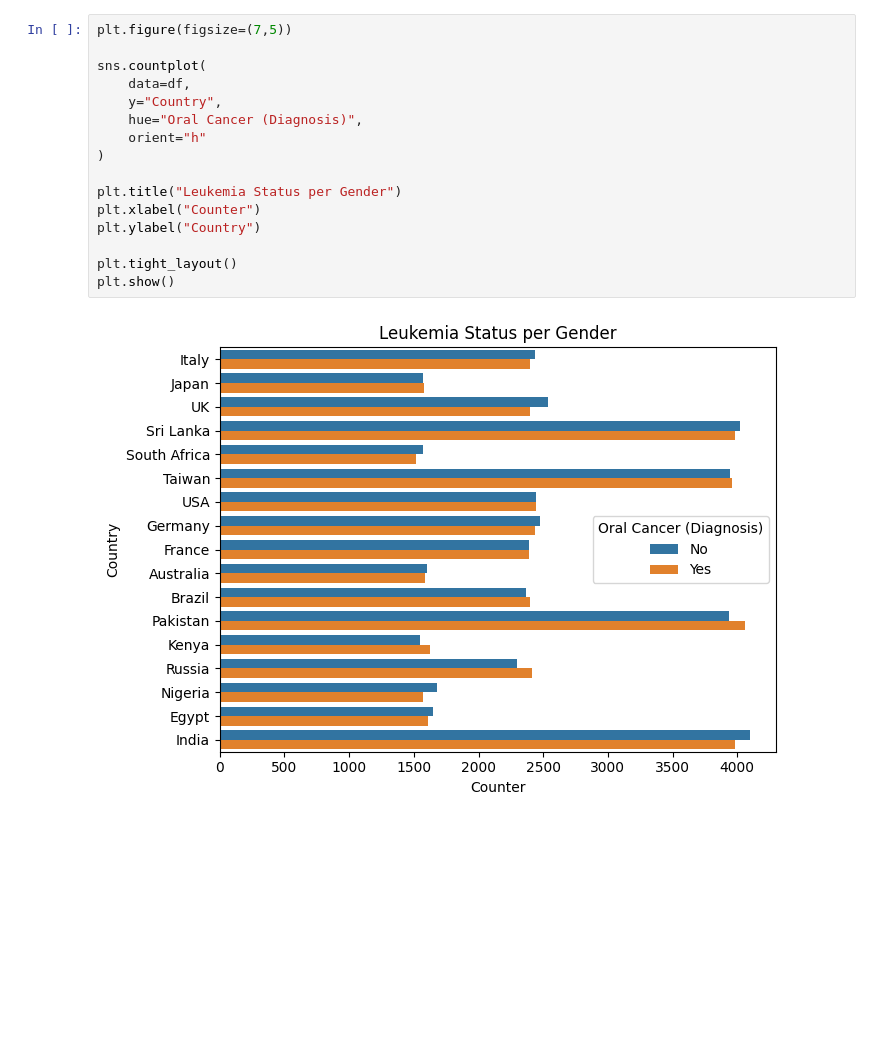
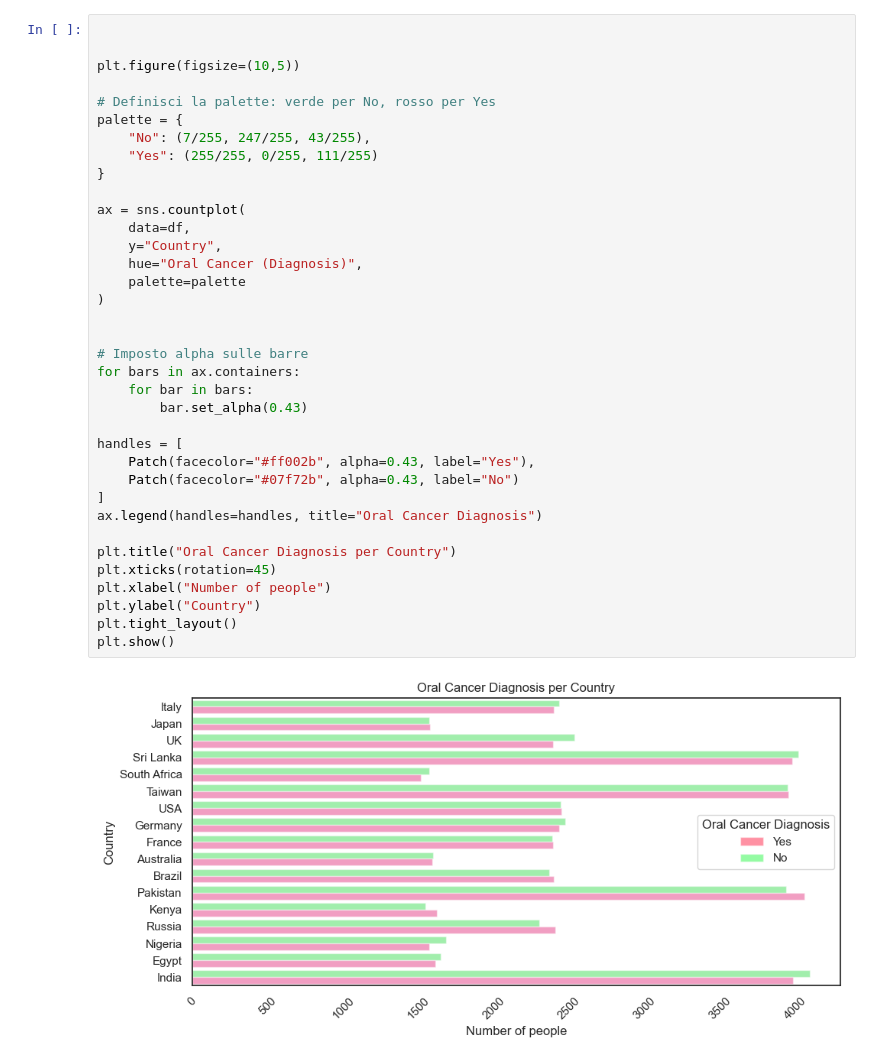
Before and after one commit to andreeriga/Scientific-Visualization-Magistrale, a Jupyter notebook: notebooks/oral.ipynb, the cells around one changed output. Drawn from its saved outputs; the diff is of its cells as text; blank space fills up the shorter version.

Commit message:
Almost finish oral graphs

```diff
--- a/notebooks/oral.ipynb
+++ b/notebooks/oral.ipynb
@@ -43,19 +50,39 @@ plt.show()
 # %%
-plt.figure(figsize=(7,5))
 
-sns.countplot(
+
+plt.figure(figsize=(10,5))
+
+# Definisci la palette: verde per No, rosso per Yes
+palette = {
+    "No": (7/255, 247/255, 43/255),
+    "Yes": (255/255, 0/255, 111/255)
+}
+
+ax = sns.countplot(
     data=df,
     y="Country",
     hue="Oral Cancer (Diagnosis)",
-    orient="h"
+    palette=palette
 )
 
-plt.title("Leukemia Status per Gender")
-plt.xlabel("Counter")
+
+# Imposto alpha sulle barre
+for bars in ax.containers:
+    for bar in bars:
+        bar.set_alpha(0.43)
+
+handles = [
+    Patch(facecolor="#ff002b", alpha=0.43, label="Yes"),
+    Patch(facecolor="#07f72b", alpha=0.43, label="No")
+]
+ax.legend(handles=handles, title="Oral Cancer Diagnosis")
+
+plt.title("Oral Cancer Diagnosis per Country")
+plt.xticks(rotation=45)
+plt.xlabel("Number of people")
 plt.ylabel("Country")
-
 plt.tight_layout()
 plt.show()
 # %% [output]
-[figure, old version]
+[figure, new version]
 # %%
```
Also changed, not shown: parts of 12 cells of this notebook.
